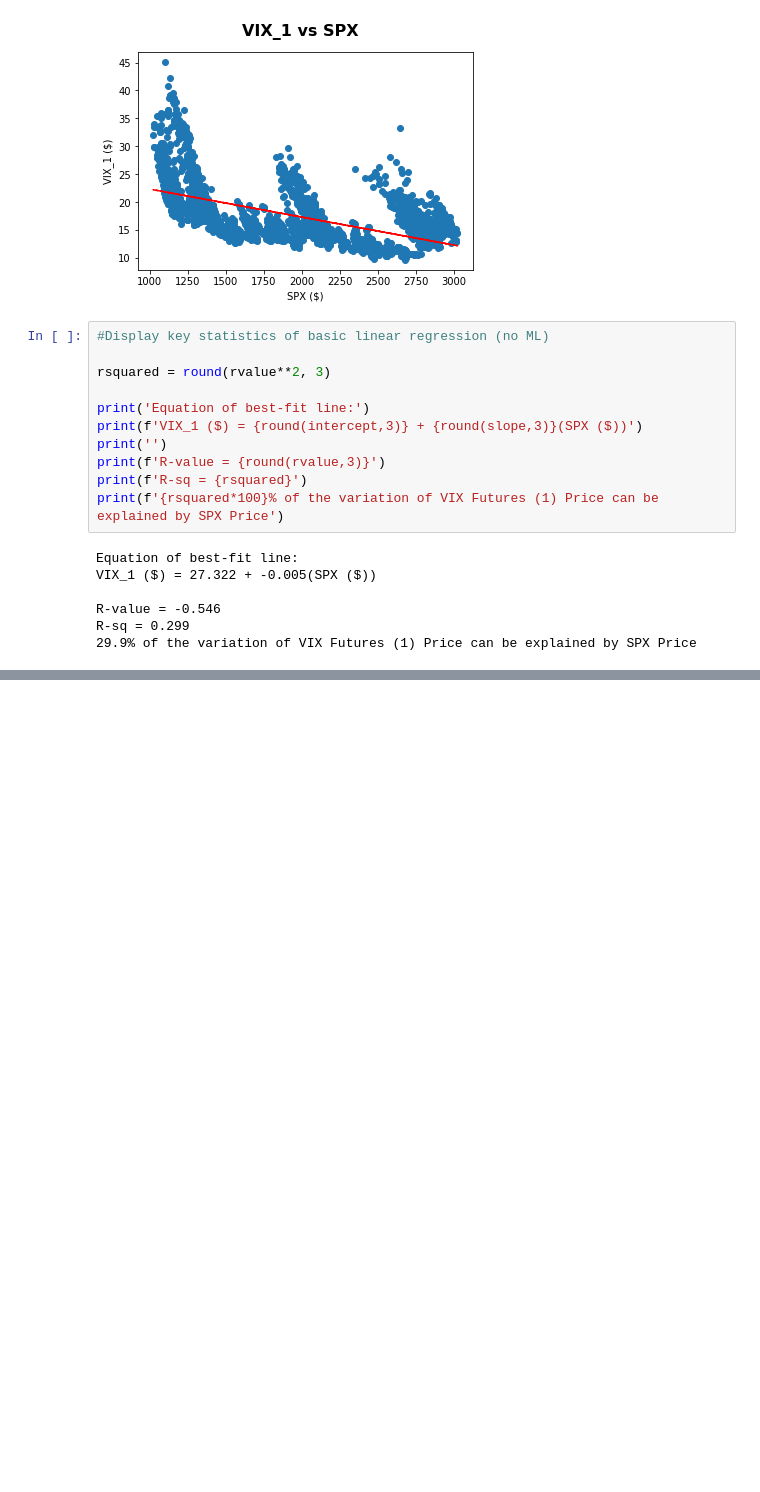
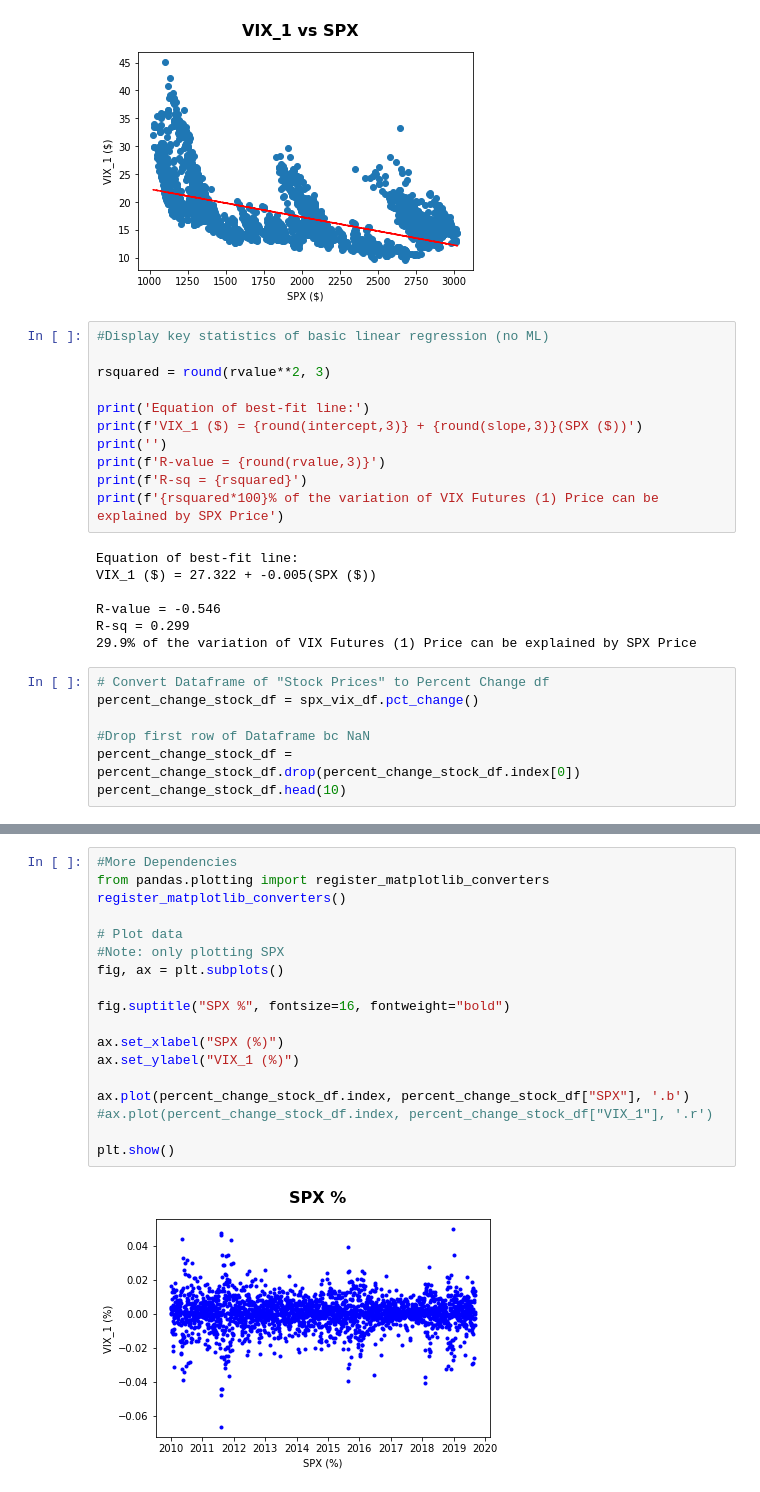
Before and after one commit to blake2323/VIX-vs-SPX-a, a Jupyter notebook: project_3_extract.ipynb, the cells around one changed output, grey strips where cells are left out. Drawn from its saved outputs; the diff is of its cells as text; blank space fills up the shorter version.

```diff
--- a/project_3_extract.ipynb
+++ b/project_3_extract.ipynb
@@ -176,3 +176,10 @@ VIX_1 ($) = 27.322 + -0.005(SPX ($))
 R-value = -0.546
 R-sq = 0.299
 29.9% of the variation of VIX Futures (1) Price can be explained by SPX Price
+# %%
+# Convert Dataframe of "Stock Prices" to Percent Change df
+percent_change_stock_df = spx_vix_df.pct_change()
+
+#Drop first row of Dataframe bc NaN
+percent_change_stock_df = percent_change_stock_df.drop(percent_change_stock_df.index[0])
+percent_change_stock_df.head(10)
@@ -178,0 +199,20 @@ R-sq = 0.299
+# %%
+#More Dependencies
+from pandas.plotting import register_matplotlib_converters
+register_matplotlib_converters()
+
+# Plot data
+#Note: only plotting SPX
+fig, ax = plt.subplots()
+
+fig.suptitle("SPX %", fontsize=16, fontweight="bold")
+
+ax.set_xlabel("SPX (%)")
+ax.set_ylabel("VIX_1 (%)")
+
+ax.plot(percent_change_stock_df.index, percent_change_stock_df["SPX"], '.b')
+#ax.plot(percent_change_stock_df.index, percent_change_stock_df["VIX_1"], '.r')
+
+plt.show()
+# %% [output]
+[figure, added]
```
Also changed, not shown: parts of 11 cells of this notebook.
